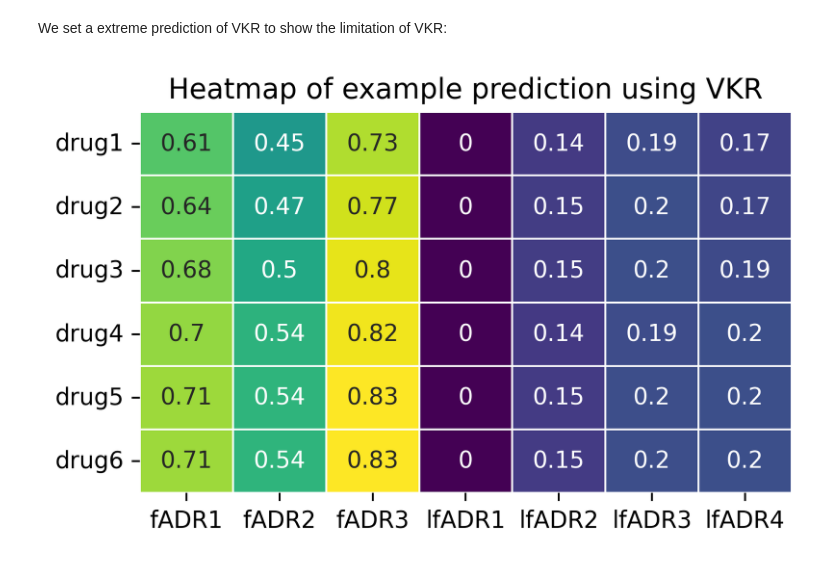
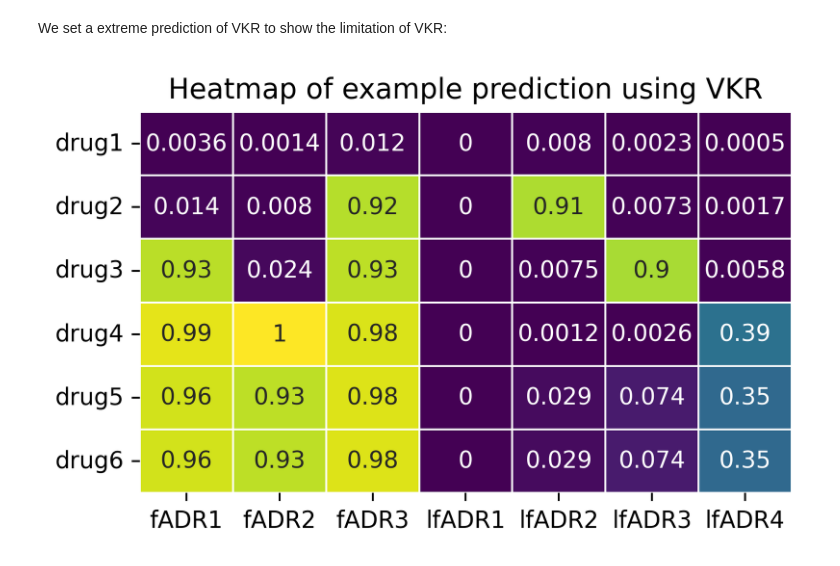
Before and after one commit to YezhaoZhong/SKR, a Jupyter notebook: toydata.ipynb, the cells around one changed output. Cells and saved outputs as stored; diff of their text form; code cells hidden in the pictures.

```diff
--- a/toydata.ipynb
+++ b/toydata.ipynb
@@ -116,28 +118,28 @@ plt.show()
 # %% [markdown]
 We set a extreme prediction of VKR to show the limitation of VKR:
 # %%
-sigma = 5
-lmd = 1
-k = 2
+sigma = 1
+lmd = 0.1
+k = 3
 model = VKR(sigma=sigma, lmd=lmd, k=k)
 model.fit(X=Y,Y=Y)
 Y_VKR = model.predict(X_new=Y)
-min_val = np.min(Y_SS)
-max_val = np.max(Y_SS)
-min_max_normalized_matrix = (Y_SS - min_val) / (max_val - min_val)
-Y_SS = np.array(
+# min_val = np.min(Y_SS)
+# max_val = np.max(Y_SS)
+# min_max_normalized_matrix = (Y_SS - min_val) / (max_val - min_val)
+Y_VKR = np.array(
     Y_VKR).astype(float)
 # k = np.exp(-cdist(Y, Y)**2/1**2)
 # Y_SS=smoother(Y, k, 0.99, Y.shape[0])
 
 # Plot heatmap
 x_labels = ["fADR1", "fADR2", "fADR3", "lfADR1", "lfADR2", "lfADR3", "lfADR4"]
 y_labels = [f'drug{i}' for i in range(1, Y.shape[0]+1)]
 
 plt.figure(figsize=(5, 3), dpi=350)
-sns.heatmap(Y_SS, annot=True, cbar=False, cmap='viridis', linewidths=.5, xticklabels=x_labels, yticklabels=y_labels)
+sns.heatmap(Y_VKR, annot=True, cbar=False, cmap='viridis', linewidths=.5, xticklabels=x_labels, yticklabels=y_labels)
 plt.title('Heatmap of example prediction using VKR')
 plt.savefig(fname="figs/heatmapVKR.jpg", bbox_inches="tight")
 plt.show()
 # %% [output]
-[figure, old version]
+[figure, new version]
```
Also changed, not shown: parts of 8 cells of this notebook.
